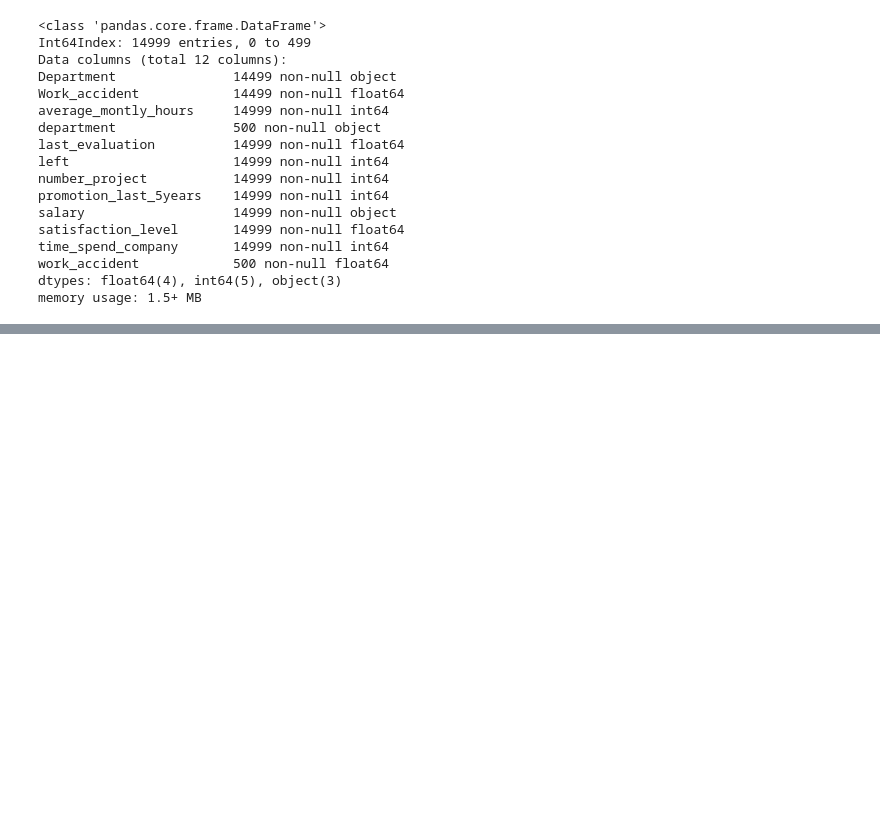
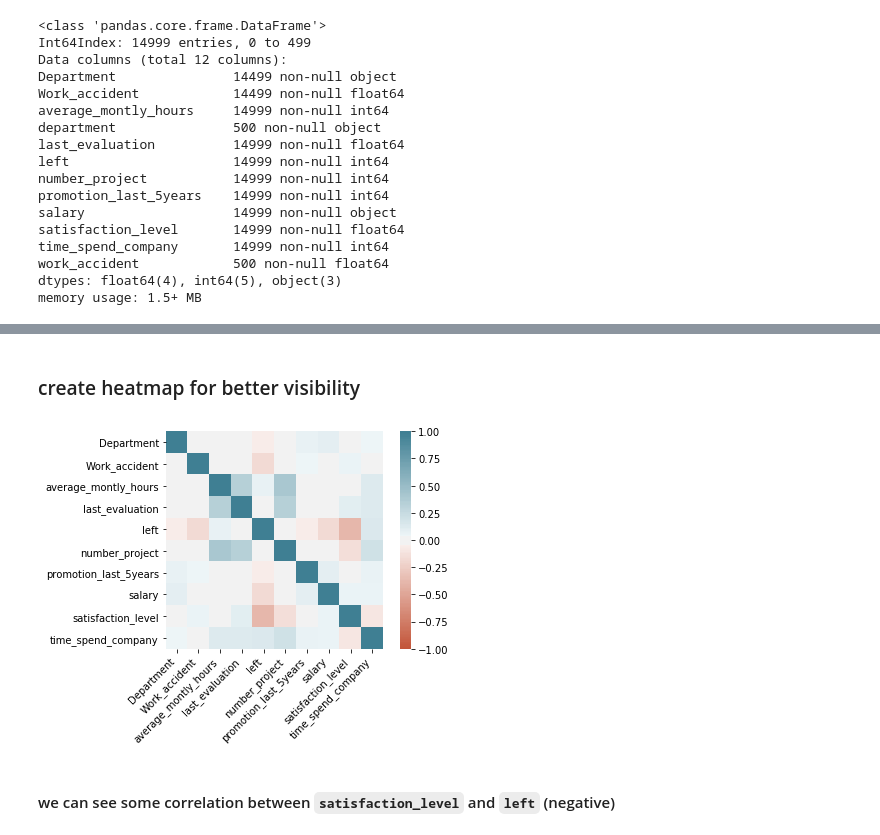
Before and after one commit to tchintchie/HR_Analysis, a Jupyter notebook: HR_Analysis.ipynb, the cells around one changed output, grey strips where cells are left out. Cells and saved outputs as stored; diff of their text form; code cells hidden in the pictures; blank space fills up the shorter version.

```diff
--- a/HR_Analysis.ipynb
+++ b/HR_Analysis.ipynb
@@ -83,0 +129,13 @@ memory usage: 1.5+ MB
+# %%
+# sales          4000 --> 0
+# technical      2628 --> 1
+# support        2156 --> 2
+# IT             1190 --> 3
+# product_mng     876 --> 4
+# marketing       830 --> 5
+# RandD           752 --> 6
+# accounting      739 --> 7
+# hr              711 --> 8
+# management      617 --> 9
+df["Department"] = df.Department.map({"sales":0, "technical":1,"support":2,"IT":3,"product_mng":4,"marketing":5,"RandD":6,"accounting":7,"hr":8,"management":9})
+df.Department.value_counts()
@@ -83,0 +160,2 @@ memory usage: 1.5+ MB
+# %%
+df.drop("work_accident", inplace=True, axis=1)
@@ -83,0 +179,3 @@ memory usage: 1.5+ MB
+# %%
+df.Department.fillna(0, inplace=True)
+df.Work_accident.fillna(0, inplace=True)
@@ -83,0 +202,3 @@ memory usage: 1.5+ MB
+# %%
+corr = df.corr()
+corr
@@ -83,0 +217,19 @@ memory usage: 1.5+ MB
+# %% [markdown]
+### create heatmap for better visibility
+# %%
+ax = sns.heatmap(
+    corr,
+    vmin=-1, vmax=1, center=0,
+    cmap=sns.diverging_palette(20, 220, n=200),
+    square=True
+)
+ax.set_xticklabels(
+    ax.get_xticklabels(),
+    rotation=45,
+    horizontalalignment='right'
+)
+plt.show()
+# %% [output]
+[figure, added]
+# %% [markdown]
+#### we can see some correlation between `satisfaction_level` and `left` (negative)
```
Also changed, not shown: parts of 20 cells of this notebook.
